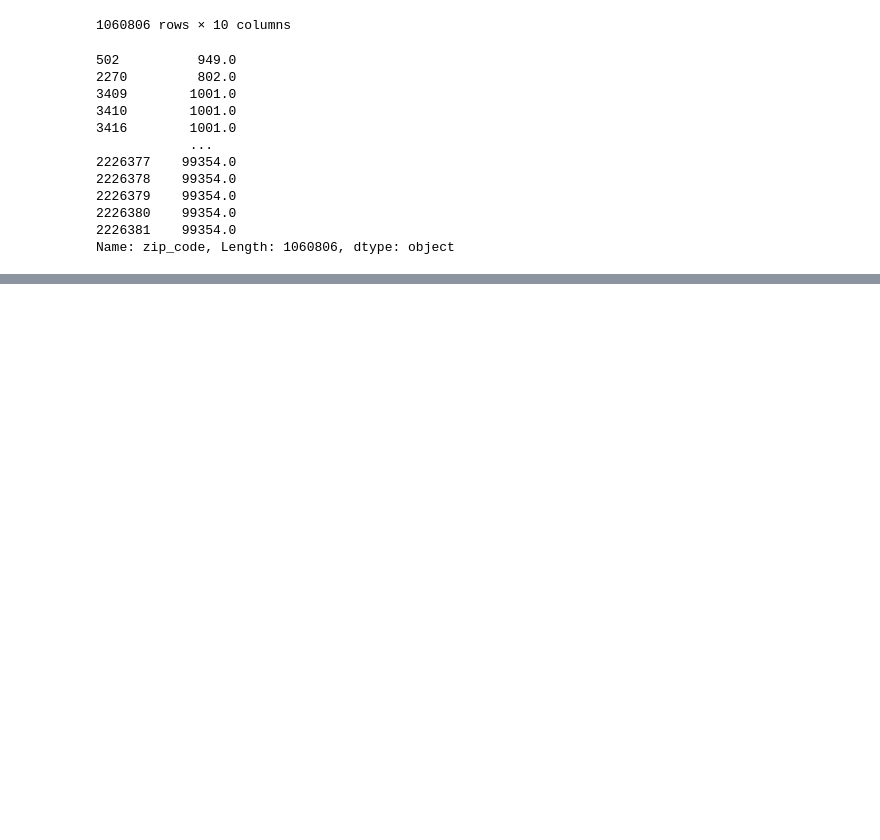
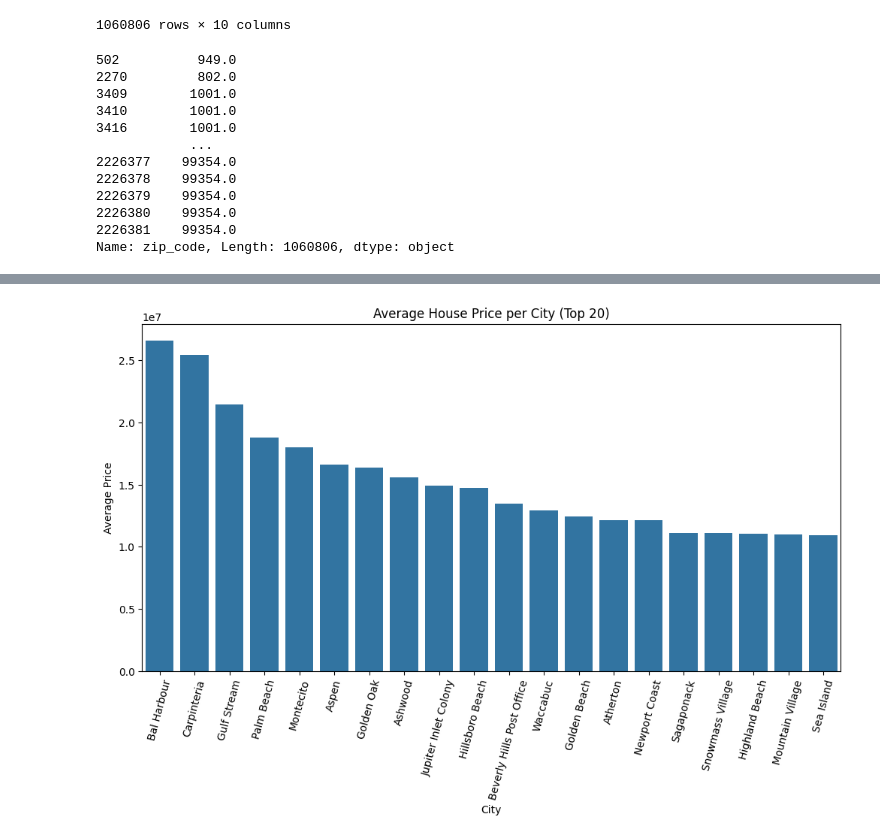
Before and after one commit to ZOMA44/HazemFarouk, a Jupyter notebook: preprocess.ipynb, the cells around one changed output, grey strips where cells are left out. Saved outputs shown, nothing was run; the diff lists cells and outputs as text; code cells hidden in the pictures; blank space fills up the shorter version.

```diff
--- a/preprocess.ipynb
+++ b/preprocess.ipynb
@@ -185,0 +223,13 @@ Name: zip_code, Length: 1060806, dtype: object
+# %%
+# Average price per city
+plt.figure(figsize=(12,6))
+avg_price_city = df.groupby('city')['price'].mean().sort_values(ascending=False).head(20)  # Top 20 مدن
+
+sns.barplot(x=avg_price_city.index, y=avg_price_city.values)
+plt.xticks(rotation=75)
+plt.title("Average House Price per City (Top 20)")
+plt.xlabel("City")
+plt.ylabel("Average Price")
+plt.show()
+# %% [output]
+[figure, added]
```
Also changed, not shown: parts of 15 cells of this notebook, 6 other files.
